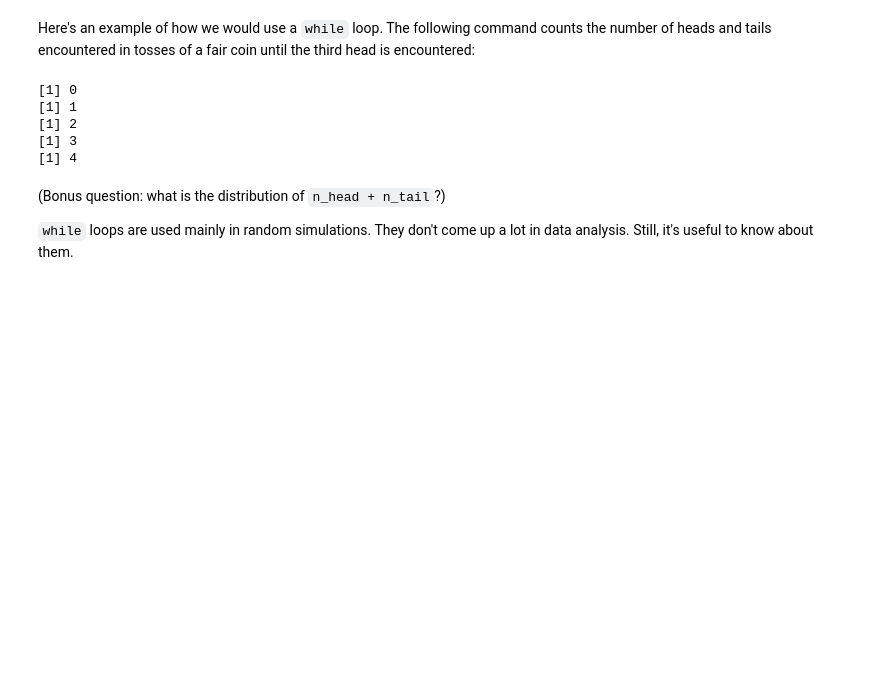
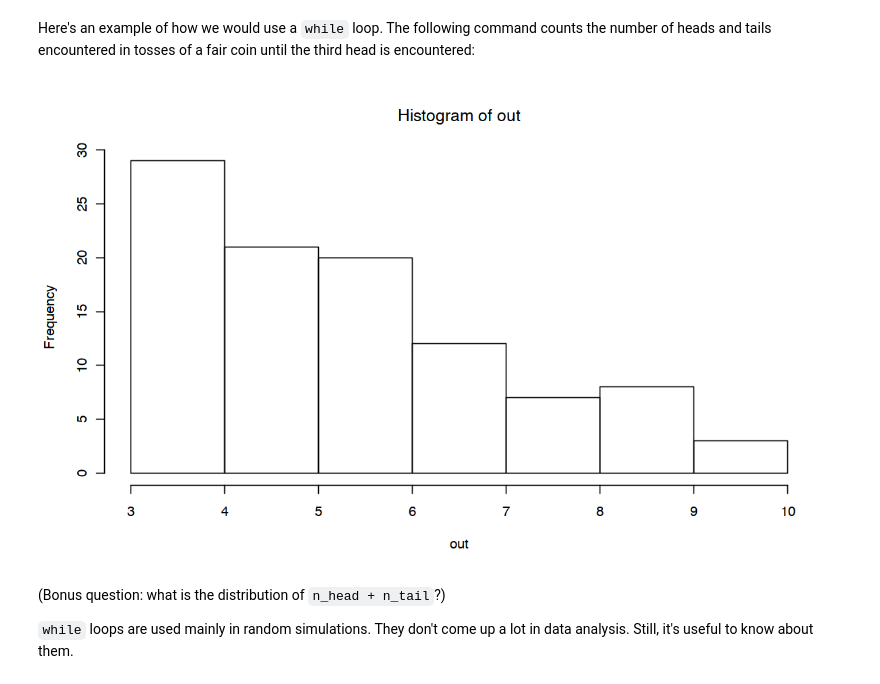
Before and after one commit to terhorst/stats306, a Jupyter notebook: lectures/lecture17/Lecture17.ipynb, the cells around one changed output. Saved outputs shown, nothing was run; the diff lists cells and outputs as text; code cells hidden in the pictures; blank space fills up the shorter version.

```diff
--- a/lectures/lecture17/Lecture17.ipynb
+++ b/lectures/lecture17/Lecture17.ipynb
@@ -327,0 +321,8 @@ output
+# %%
+
+
+for (column in df) {
+    means <- c(mean(column), means)
+    print(length(means))
+}
+means
@@ -359,12 +366,3 @@ output
 This code works perfectly well, but it turns out to be inefficient. The reason is that each time we append to `output` via the command `output = c(output, rnorm(n, means[[i]]))`, R ends up having to copy all of the data from the previous iterations.
 
 A more efficient option is to store the results of each iteration in a list, and then concatenate all the entries of the list together after the for loop terminates:
-# %%
-means = c(0, 1, 2)
-out = vector("list", length(means))
-# str(out)
-for (i in seq_along(means)) {
-  n = sample(100, 1)
-  out[[i]] <- rnorm(n, means[[i]])
-}
-str(out)
@@ -457,0 +467,11 @@ sd <- sqrt(sd / (length(x) - 1))
+# %%
+# Solution
+x <- sample(100)
+sd <- 0
+for (i in seq_along(x)) {
+  sd <- sd + (x[i] - mean(x)) ^ 2
+}
+sd <- sqrt(sd / (length(x) - 1))
+
+
+sd(x)
@@ -469,0 +491,11 @@ for (i in 2:length(x)) {
+# %%
+# Solution
+x <- 1:5
+out <- vector("numeric", length(x))
+out[1] <- x[1]
+for (i in 2:length(x)) {
+  out[i] <- out[i - 1] + x[i]
+}
+out
+
+cumprod(x)
@@ -478,24 +513,10 @@ while (<condition>) {
 The `while` loop will continue running until `<condition>` returns `FALSE`.
 # %% [markdown]
 Here's an example of how we would use a `while` loop. The following command counts the number of heads and tails encountered in tosses of a fair coin until the third head is encountered:
-# %%
-n_head = 0
-n_tail = 0
-while (n_head < 3) {
-    if (runif(1) < .5) {
-        n_head = n_head + 1
-    }
-    else {
-        n_tail = n_tail + 1
-    }
-}
-n_head + n_tail
-# %% [output]
-[1] 0
-[1] 1
-[1] 2
-[1] 3
-[1] 4
+# %%
+hist(out)
+# %% [output]
+[figure, added]
 # %% [markdown]
 (Bonus question: what is the distribution of `n_head + n_tail`?)
 
```
Also changed, not shown: parts of 42 cells of this notebook, 2 other files.
